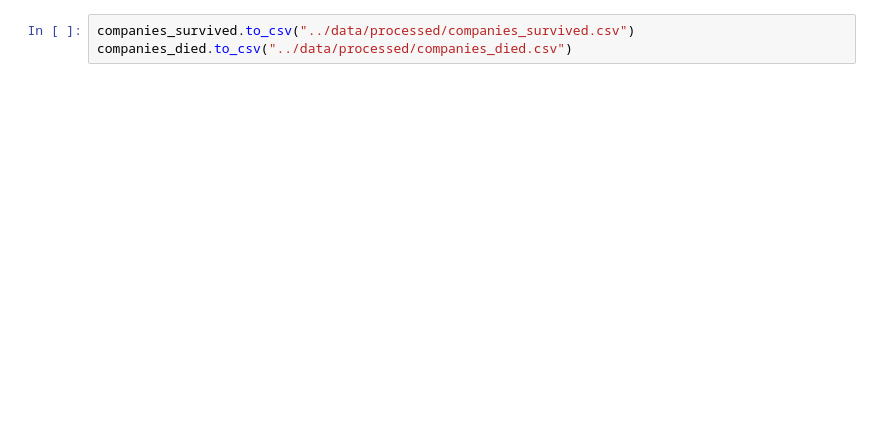
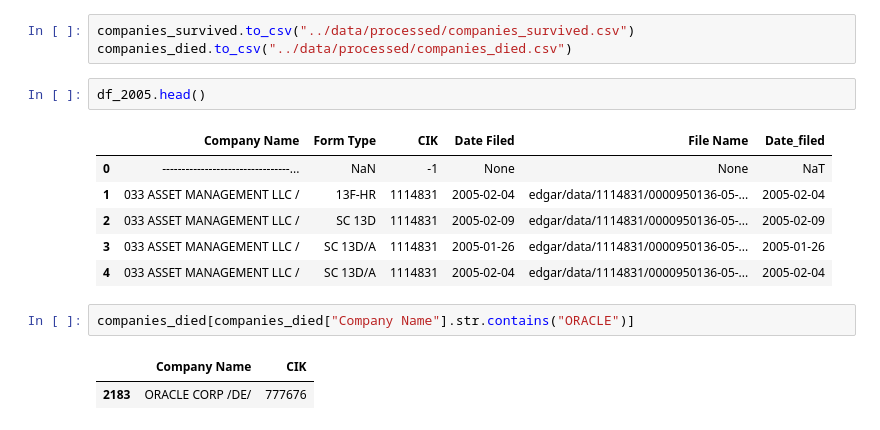
Before and after one commit to mpolch/datachallenge, a Jupyter notebook: notebooks/afeb_read_company_idx.ipynb, the cells around one changed output. Saved outputs shown, nothing was run; the diff lists cells and outputs as text; blank space fills up the shorter version.

```diff
--- a/notebooks/afeb_read_company_idx.ipynb
+++ b/notebooks/afeb_read_company_idx.ipynb
@@ -290,3 +322,17 @@ companies_died.head()
 # %%
 companies_survived.to_csv("../data/processed/companies_survived.csv")
 companies_died.to_csv("../data/processed/companies_died.csv")
+# %%
+df_2005.head()
+# %% [output]
+|  | Company Name | Form Type | CIK | Date Filed | File Name | Date_filed |
+| 0 | ---------------------------------... | NaN | -1 | None | None | NaT |
+| 1 | 033 ASSET MANAGEMENT LLC / | 13F-HR | 1114831 | 2005-02-04 | edgar/data/1114831/0000950136-05-... | 2005-02-04 |
+| 2 | 033 ASSET MANAGEMENT LLC / | SC 13D | 1114831 | 2005-02-09 | edgar/data/1114831/0000950136-05-... | 2005-02-09 |
+| 3 | 033 ASSET MANAGEMENT LLC / | SC 13D/A | 1114831 | 2005-01-26 | edgar/data/1114831/0000950136-05-... | 2005-01-26 |
+| 4 | 033 ASSET MANAGEMENT LLC / | SC 13D/A | 1114831 | 2005-02-04 | edgar/data/1114831/0000950136-05-... | 2005-02-04 |
+# %%
+companies_died[companies_died["Company Name"].str.contains("ORACLE")]
+# %% [output]
+|  | Company Name | CIK |
+| 2183 | ORACLE CORP /DE/ | 777676 |
```
Also changed, not shown: parts of 19 cells of this notebook, 7 other files.
